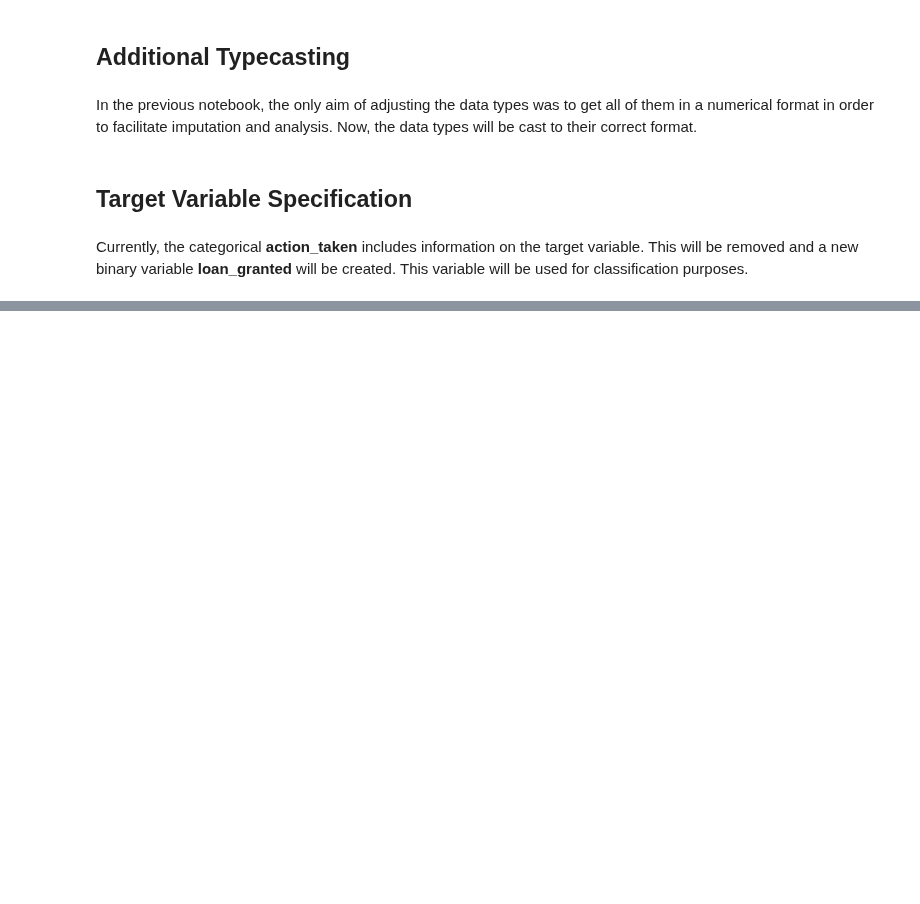
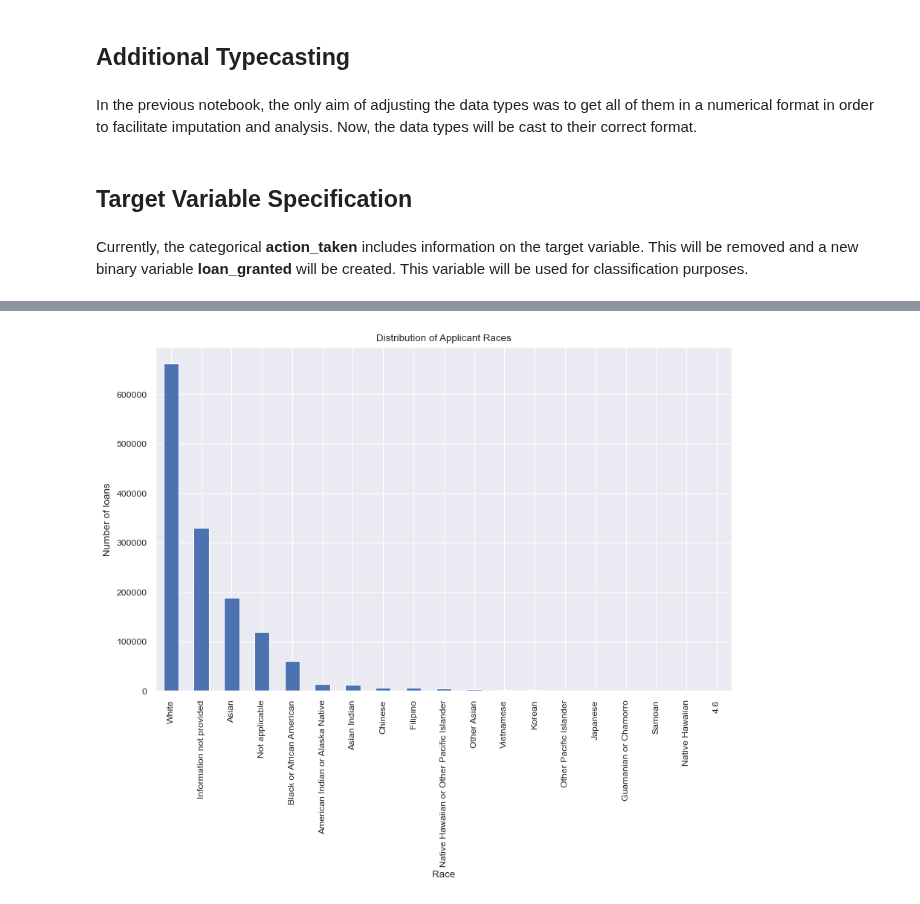
Before and after one commit to HaukeSchwarz/Thesis, a Jupyter notebook: notebooks/Main_Data_Analysis_Pipeline_2.ipynb, the cells around one changed output, grey strips where cells are left out. Drawn from its saved outputs; the diff is of its cells as text; code cells hidden in the pictures; blank space fills up the shorter version.

```diff
--- a/notebooks/Main_Data_Analysis_Pipeline_2.ipynb
+++ b/notebooks/Main_Data_Analysis_Pipeline_2.ipynb
@@ -52,0 +80,10 @@ plt.show()
+# %%
+HMDA_clean["applicant_race-1"] = HMDA_clean["applicant_race-1"].replace({1: "American Indian or Alaska Native", 2: "Asian", 3: "Black or African American", 4: "Native Hawaiian or Other Pacific Islander", 5: "White", 6: "Information not provided", 7: "Not applicable", 21: "Asian Indian", 22: "Chinese", 23: "Filipino", 24: "Japanese", 25: "Korean", 26: "Vietnamese", 27: "Other Asian", 41: "Native Hawaiian", 42: "Guamanian or Chamorro", 43: "Samoan", 44: "Other Pacific Islander"})
+HMDA_clean["applicant_race-2"] = HMDA_clean["applicant_race-2"].replace({1: "American Indian or Alaska Native", 2: "Asian", 3: "Black or African American", 4: "Native Hawaiian or Other Pacific Islander", 5: "White", 6: "Information not provided", 7: "Not applicable", 21: "Asian Indian", 22: "Chinese", 23: "Filipino", 24: "Japanese", 25: "Korean", 26: "Vietnamese", 27: "Other Asian", 41: "Native Hawaiian", 42: "Guamanian or Chamorro", 43: "Samoan", 44: "Other Pacific Islander"})
+
+HMDA_clean["applicant_race-1"] = HMDA_clean[HMDA_clean["applicant_race-1"].isin(["American Indian or Alaska Native", "Asian", "Black or African American", "Native Hawaiian or Other Pacific Islander", "White", "Information not provided", "Not applicable", "Asian Indian", "Chinese", "Filipino", "Japanese", "Korean", "Vietnamese", "Other Asian", "Native Hawaiian", "Guamanian or Chamorro", "Samoan", "Other Pacific Islander"])]
+HMDA_clean["applicant_race-2"] = HMDA_clean[HMDA_clean["applicant_race-2"].isin(["American Indian or Alaska Native", "Asian", "Black or African American", "Native Hawaiian or Other Pacific Islander", "White", "Information not provided", "Not applicable", "Asian Indian", "Chinese", "Filipino", "Japanese", "Korean", "Vietnamese", "Other Asian", "Native Hawaiian", "Guamanian or Chamorro", "Samoan", "Other Pacific Islander"])]
+# %%
+HMDA_clean["applicant_race-1"].value_counts().plot(kind = "bar", title = "Distribution of Applicant Races", xlabel = "Race", ylabel = "Number of loans", figsize = (10, 6));
+# %% [output]
+[figure, added]
```
Also changed, not shown: parts of 11 cells of this notebook.
